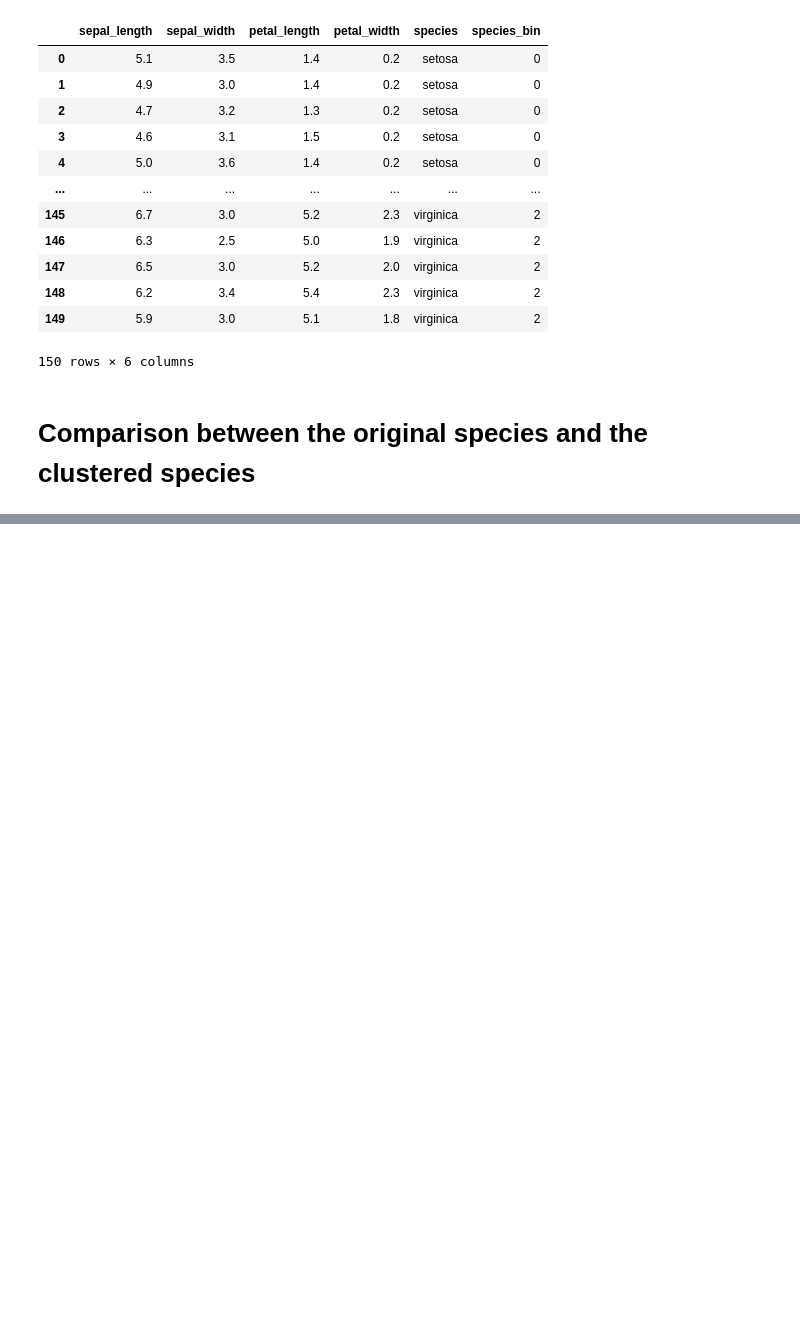
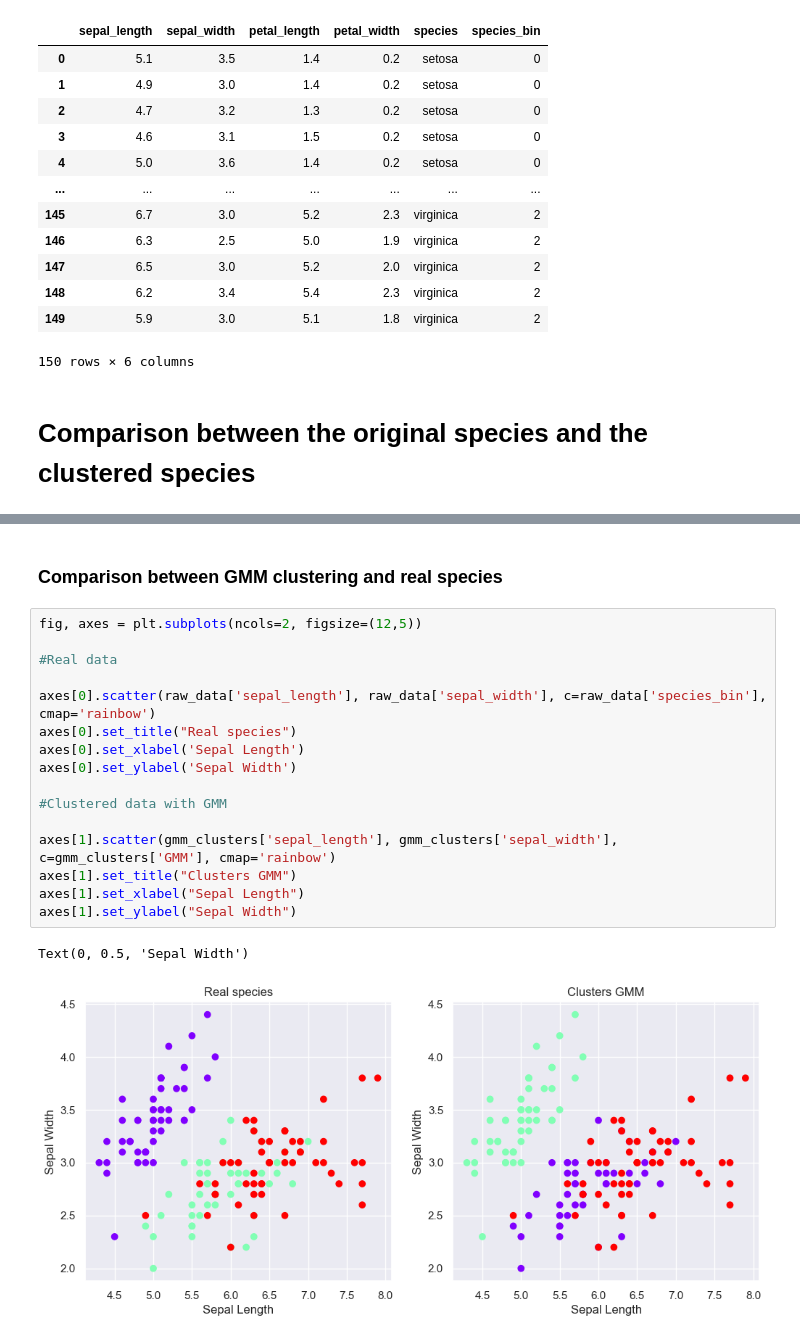
Before and after one commit to Mihaiudr/iris-kmeans-clustering, a Jupyter notebook: Cluster Analysis.ipynb, the cells around one changed output, grey strips where cells are left out. Cells and saved outputs as stored; diff of their text form; blank space fills up the shorter version.

```diff
--- a/Cluster Analysis.ipynb
+++ b/Cluster Analysis.ipynb
@@ -331,0 +450,21 @@ Text(0.5, 1.0, 'Clusters Kmeans')
+# %% [markdown]
+### Comparison between GMM clustering and real species
+# %%
+fig, axes = plt.subplots(ncols=2, figsize=(12,5))
+
+#Real data
+
+axes[0].scatter(raw_data['sepal_length'], raw_data['sepal_width'], c=raw_data['species_bin'], cmap='rainbow')
+axes[0].set_title("Real species")
+axes[0].set_xlabel('Sepal Length')
+axes[0].set_ylabel('Sepal Width')
+
+#Clustered data with GMM
+
+axes[1].scatter(gmm_clusters['sepal_length'], gmm_clusters['sepal_width'], c=gmm_clusters['GMM'], cmap='rainbow')
+axes[1].set_title("Clusters GMM")
+axes[1].set_xlabel("Sepal Length")
+axes[1].set_ylabel("Sepal Width")
+# %% [output]
+Text(0, 0.5, 'Sepal Width')
+[figure, added]
```
Also changed, not shown: parts of 39 cells of this notebook.
